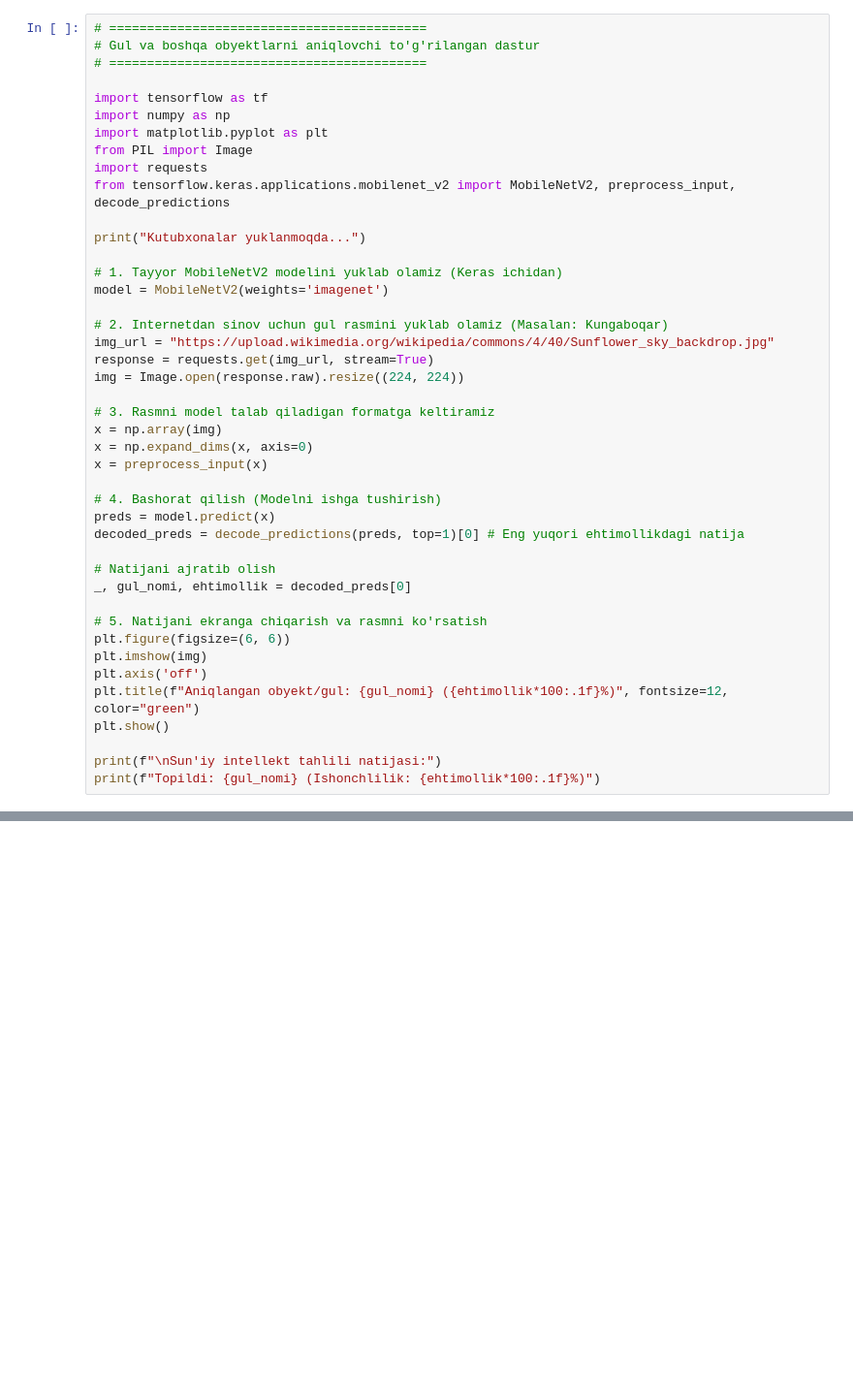
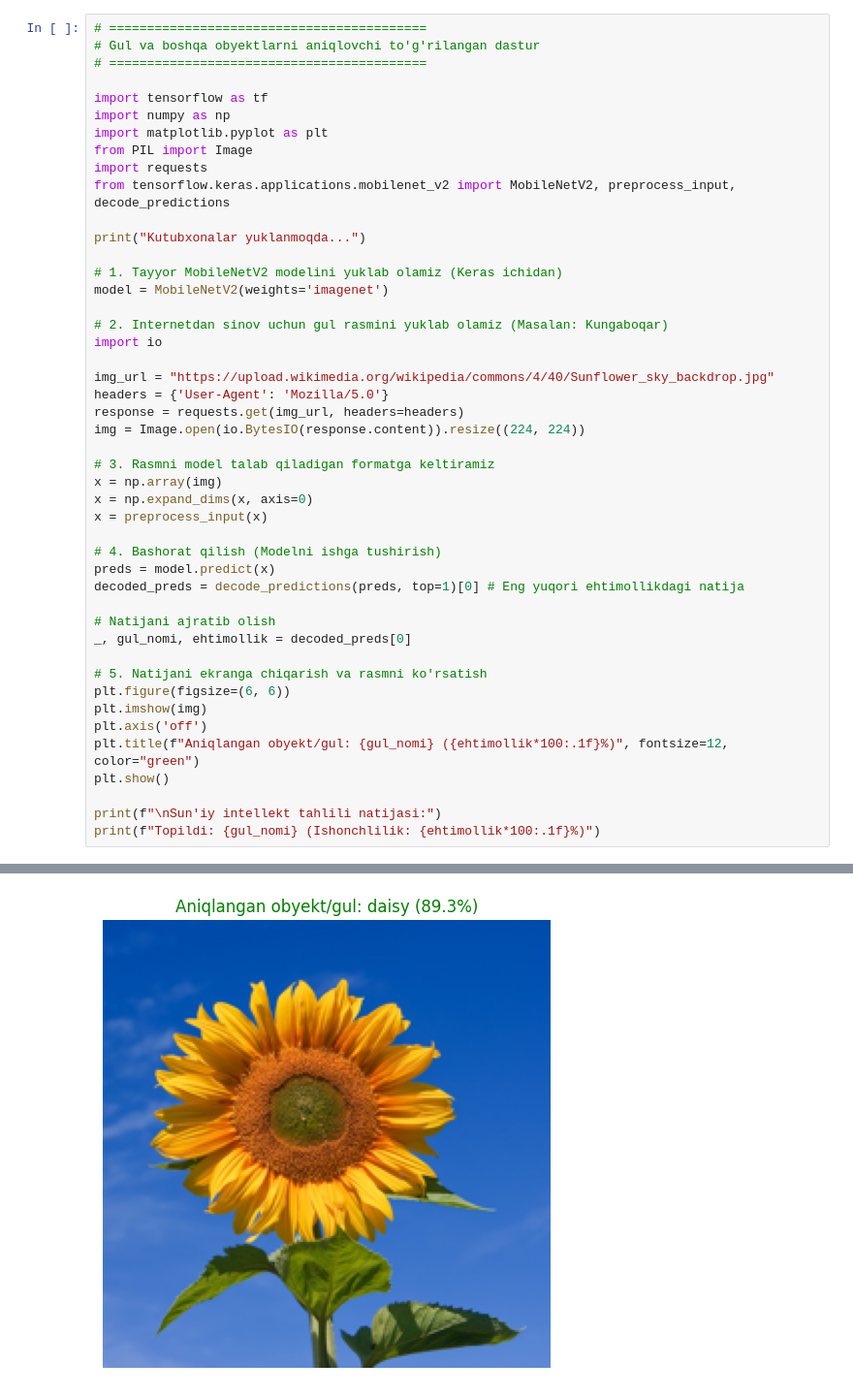
Before and after one commit to hadisamuhammadova23-oss/colab-projects, a Jupyter notebook: Dars_topshirig'i.ipynb, the cells around one changed output, grey strips where cells are left out. Shown at 97% size. Drawn from its saved outputs; the diff is of its cells as text; blank space fills up the shorter version.

```diff
--- a/Dars_topshirig'i.ipynb
+++ b/Dars_topshirig'i.ipynb
@@ -16,9 +18,12 @@ print("Kutubxonalar yuklanmoqda...")
 model = MobileNetV2(weights='imagenet')
 
 # 2. Internetdan sinov uchun gul rasmini yuklab olamiz (Masalan: Kungaboqar)
+import io
+
 img_url = "https://upload.wikimedia.org/wikipedia/commons/4/40/Sunflower_sky_backdrop.jpg"
-response = requests.get(img_url, stream=True)
-img = Image.open(response.raw).resize((224, 224))
+headers = {'User-Agent': 'Mozilla/5.0'}
+response = requests.get(img_url, headers=headers)
+img = Image.open(io.BytesIO(response.content)).resize((224, 224))
 
 # 3. Rasmni model talab qiladigan formatga keltiramiz
 x = np.array(img)
@@ -45,0 +56 @@ Kutubxonalar yuklanmoqda...
+[figure, added]
```
Also changed, not shown: parts of 2 cells of this notebook.
